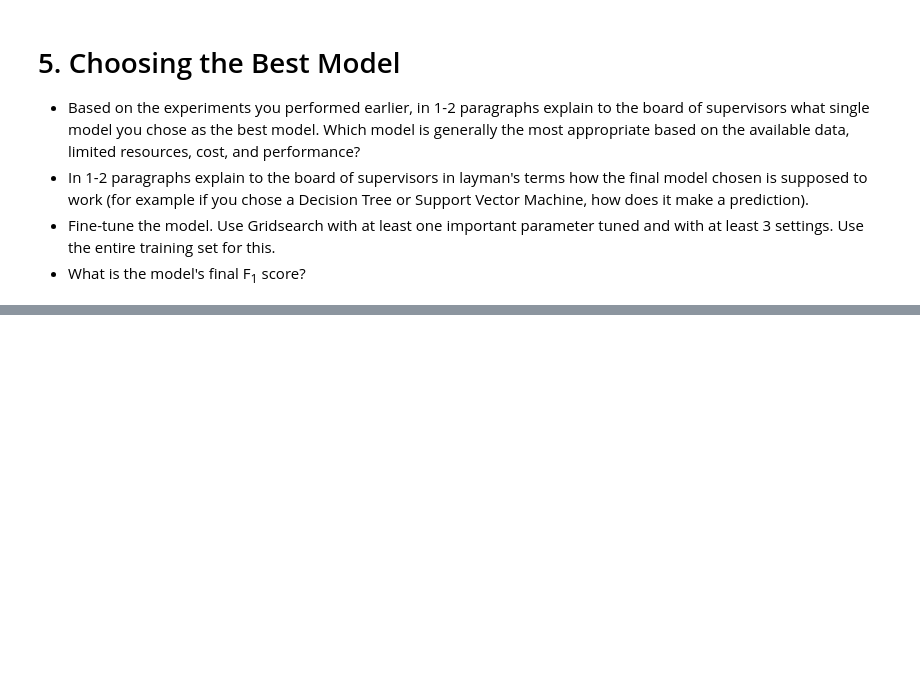
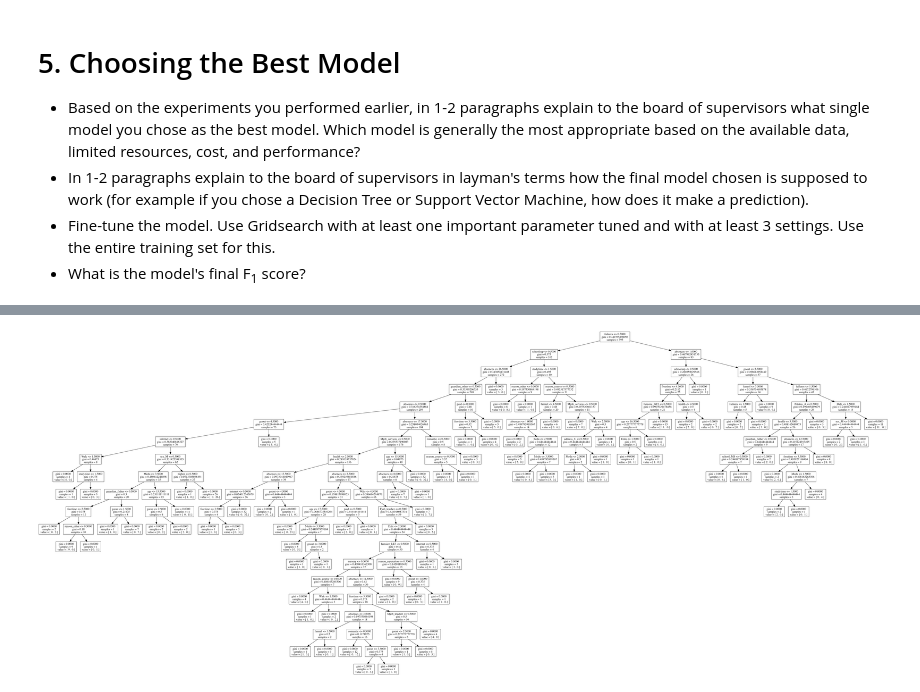
Before and after one commit to markstrefford/MLND-P2---Student-Intervention, a Jupyter notebook: student_intervention.ipynb, the cells around one changed output, grey strips where cells are left out. Cells and saved outputs as stored; diff of their text form; code cells hidden in the pictures; blank space fills up the shorter version.

```diff
--- a/student_intervention.ipynb
+++ b/student_intervention.ipynb
@@ -352,0 +341,7 @@ NameError: global name 'dot_parser' is not defined
+# %%
+
+clf=DecisionTreeClassifier()
+clf.fit(X_all, y_all)
+Image(create_tree_png(clf, X_all))
+# %% [output]
+[figure, added]
```
Also changed, not shown: parts of 7 cells of this notebook, 2 other files.
